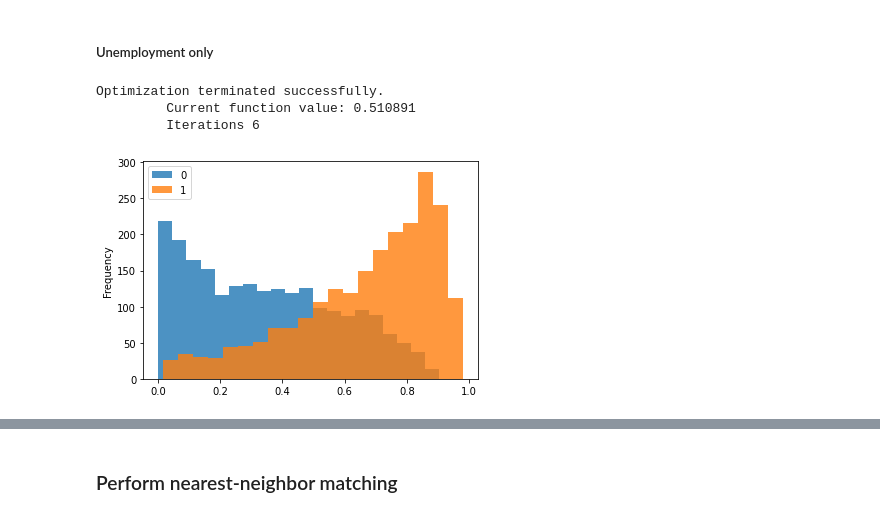
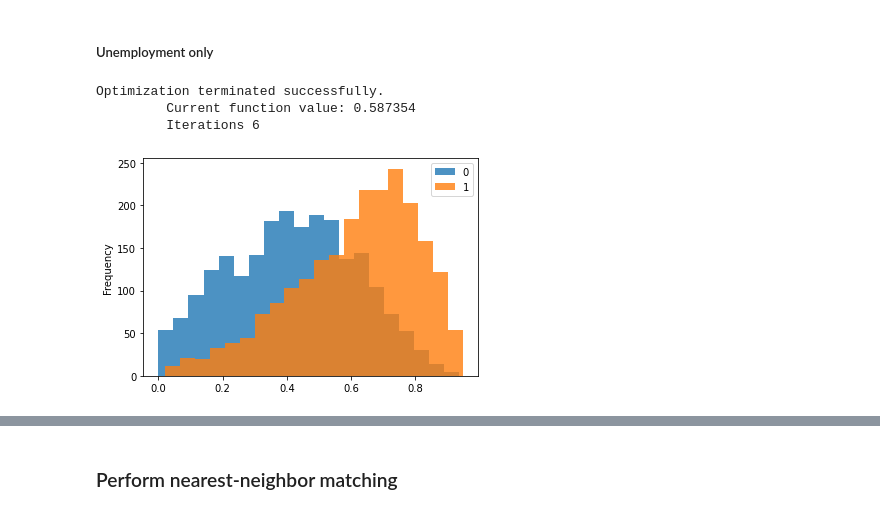
Before and after one commit to abhishekbabu/cse481ds-mental-health, a Jupyter notebook: notebooks/county_level/Matching Analysis/matching-income.ipynb, the cells around one changed output, grey strips where cells are left out. Drawn from its saved outputs; the diff is of its cells as text; code cells hidden in the pictures.

```diff
--- a/notebooks/county_level/Matching Analysis/matching-income.ipynb
+++ b/notebooks/county_level/Matching Analysis/matching-income.ipynb
@@ -413,16 +420,16 @@ Conclusion: it seems like high school graduation, college graduation, and unempl
 # %%
 def gen_pscore(data, outcome, covariates):
     model = sm.Logit(outcome, covariates)
     result = model.fit()
     data['pscore'] = result.predict(covariates)
     data.groupby([categorize_treatment]).pscore.plot(kind='hist', bins=20, alpha=0.8, legend=True)
 
-gen_pscore(df, df[categorize_treatment], df[['Unemployment raw value', 'Some college raw value', 'RUCC']] )
+gen_pscore(df, df[categorize_treatment], df[['Unemployment raw value', 'Some college raw value']] )
 # %% [output]
 Optimization terminated successfully.
-         Current function value: 0.510891
+         Current function value: 0.587354
          Iterations 6
-[figure, old version]
+[figure, new version]
 # %%
 def trim(data):
   control_data = data[data[categorize_treatment] == 0]
```
Also changed, not shown: parts of 6 cells of this notebook, 2 other files.
